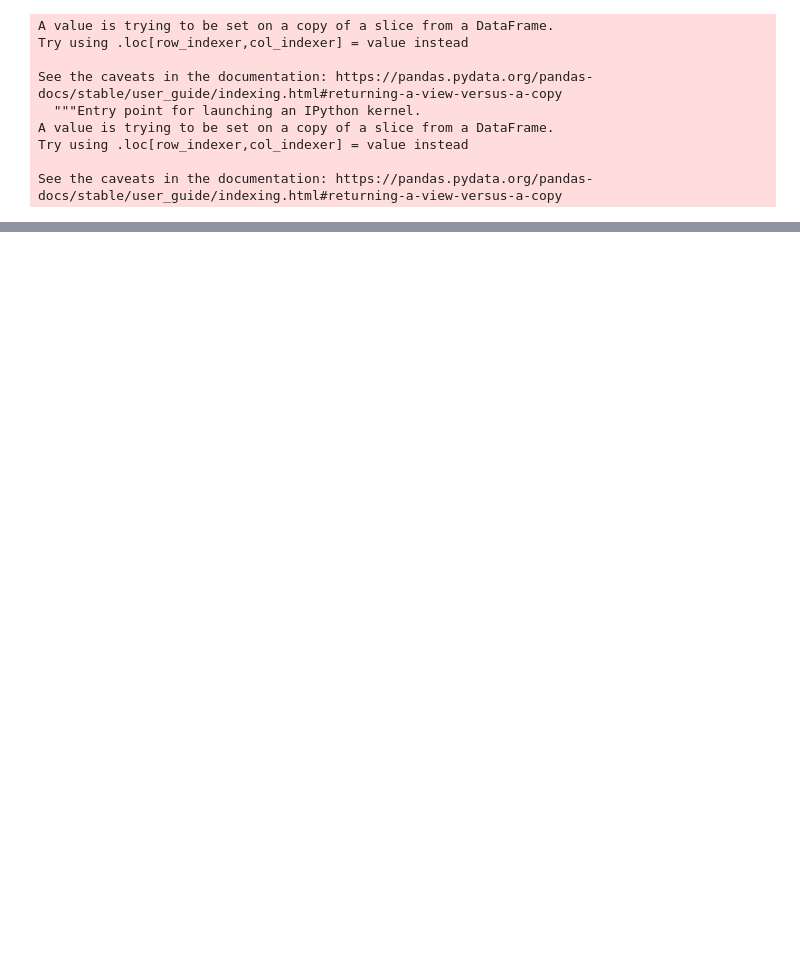
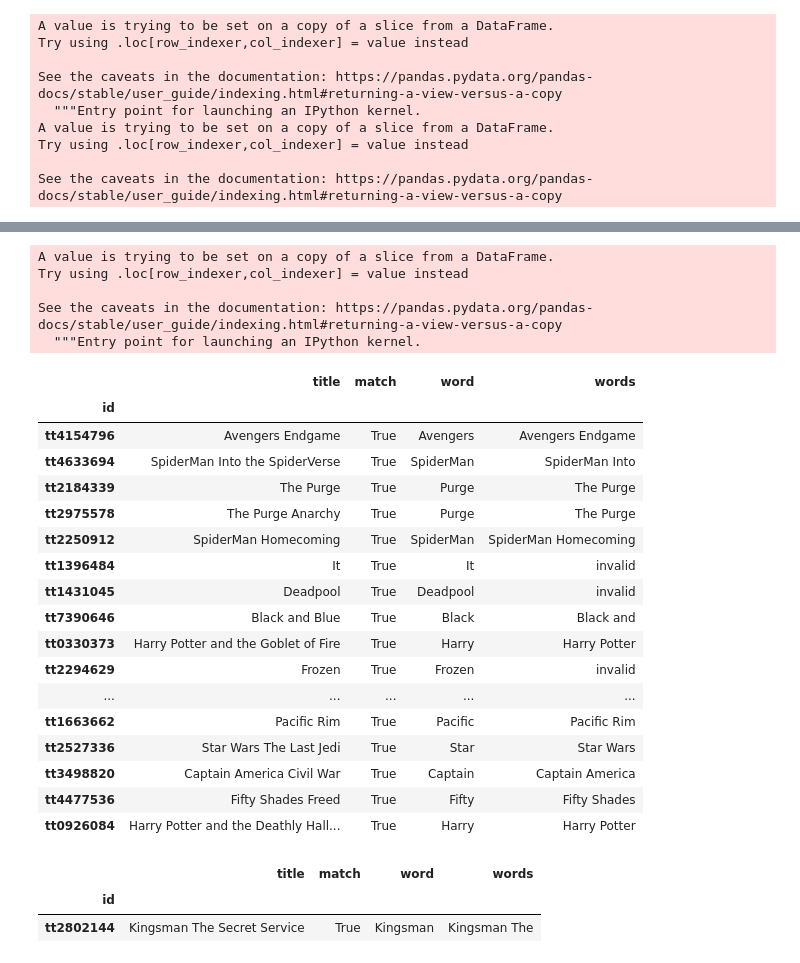
Before and after one commit to threnjen/dsc-mod-1-project-v2-1-online-ds-sp-000, a Jupyter notebook: student.ipynb, the cells around one changed output, grey strips where cells are left out. Drawn from its saved outputs; the diff is of its cells as text; code cells hidden in the pictures; blank space fills up the shorter version.

Commit message:
touched up BOM scraper, and wrote franchise scraper

```diff
--- a/student.ipynb
+++ b/student.ipynb
@@ -1950,4 +2318,4 @@ Franchise search, in plain english
 # %% [markdown]
 # Franchise Search
 # %%
-searchstrings = master_movies[['title']]
+franchisetemp = master_movies[['title']]
@@ -1970,0 +2339,2 @@ searchstrings
+# %%
+franchisetemp['match'] = ''
@@ -1989,6 +2392,6 @@ def title_strip_two(item):
 # %%
-searchstrings['word'] = searchstrings['title'].map(lambda x: title_strip_one(x))
-searchstrings['words'] = searchstrings['title'].map(lambda x: title_strip_two(x))
+franchisetemp['word'] = franchisetemp['title'].map(lambda x: word_strip_one(x))
+franchisetemp['words'] = franchisetemp['title'].map(lambda x: words_strip_two(x))
 # %% [output]
 A value is trying to be set on a copy of a slice from a DataFrame.
 Try using .loc[row_indexer,col_indexer] = value instead
@@ -2018,0 +2422,29 @@ searchstrings
+# %%
+franchisetemp['match'] = franchisetemp['title'].map(lambda x: look_for_match(x))
+# %% [output]
+A value is trying to be set on a copy of a slice from a DataFrame.
+Try using .loc[row_indexer,col_indexer] = value instead
+
+See the caveats in the documentation: https://pandas.pydata.org/pandas-docs/stable/user_guide/indexing.html#returning-a-view-versus-a-copy
+  """Entry point for launching an IPython kernel.
+# %%
+franchisetemp.loc[(franchisetemp['match'] == True)].head(30)
+# %% [output]
+|  | title | match | word | words |
+| id |  |  |  |  |
+| tt4154796 | Avengers Endgame | True | Avengers | Avengers Endgame |
+| tt4633694 | SpiderMan Into the SpiderVerse | True | SpiderMan | SpiderMan Into |
+| tt2184339 | The Purge | True | Purge | The Purge |
+| tt2975578 | The Purge Anarchy | True | Purge | The Purge |
+| tt2250912 | SpiderMan Homecoming | True | SpiderMan | SpiderMan Homecoming |
+| tt1396484 | It | True | It | invalid |
+| tt1431045 | Deadpool | True | Deadpool | invalid |
+| tt7390646 | Black and Blue | True | Black | Black and |
+| tt0330373 | Harry Potter and the Goblet of Fire | True | Harry | Harry Potter |
+| tt2294629 | Frozen | True | Frozen | invalid |
+| ... | ... | ... | ... | ... |
+| tt1663662 | Pacific Rim | True | Pacific | Pacific Rim |
+| tt2527336 | Star Wars The Last Jedi | True | Star | Star Wars |
+| tt3498820 | Captain America Civil War | True | Captain | Captain America |
+| tt4477536 | Fifty Shades Freed | True | Fifty | Fifty Shades |
+| tt0926084 | Harry Potter and the Deathly Hall... | True | Harry | Harry Potter |
@@ -2018,0 +2453,6 @@ searchstrings
+# %%
+temptwo
+# %% [output]
+|  | title | match | word | words |
+| id |  |  |  |  |
+| tt2802144 | Kingsman The Secret Service | True | Kingsman | Kingsman The |
```
Also changed, not shown: parts of 46 cells of this notebook, 4 other files.
